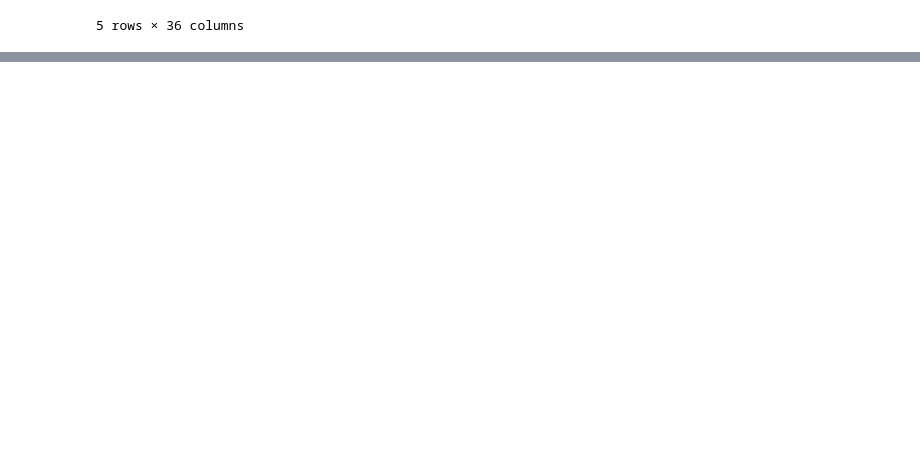
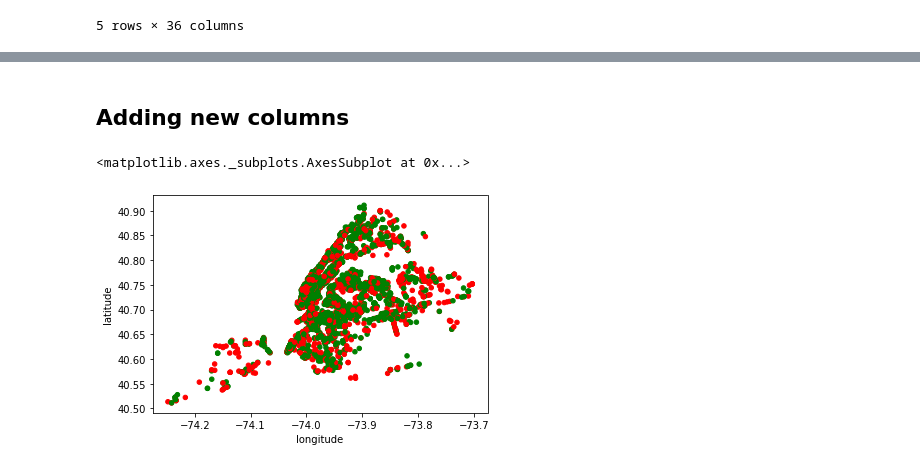
Before and after one commit to luisdomin5/from-excel-to-pandas, a Jupyter notebook: _build/jupyter_execute/notebooks/01 - loading files.ipynb, the cells around one changed output, grey strips where cells are left out. Drawn from its saved outputs; the diff is of its cells as text; code cells hidden in the pictures; blank space fills up the shorter version.

```diff
--- a/_build/jupyter_execute/notebooks/01 - loading files.ipynb
+++ b/_build/jupyter_execute/notebooks/01 - loading files.ipynb
@@ -16,0 +57,11 @@ table_df.head()
+# %% [markdown]
+## Adding new columns
+# %%
+(
+    table_df
+    .assign(approved=lambda x : np.where(x.approved_for_roadway_seating == 'yes','g','r'))
+    .plot.scatter(x='longitude',y='latitude',c='approved')
+)
+# %% [output]
+<matplotlib.axes._subplots.AxesSubplot at 0x...>
+[figure, added]
```
Also changed, not shown: parts of 5 cells of this notebook, 13 other files.
